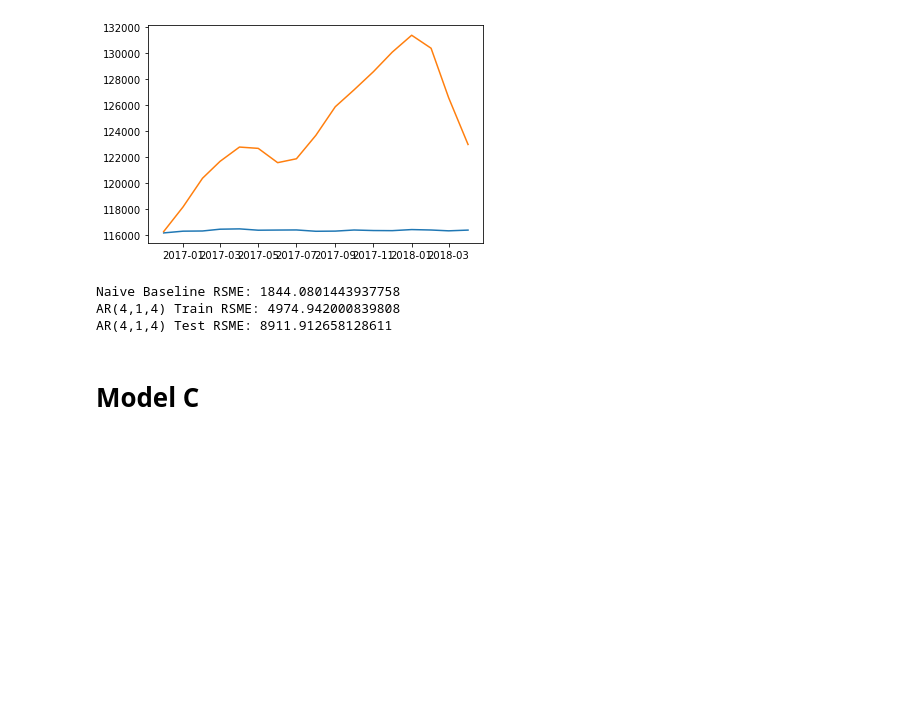
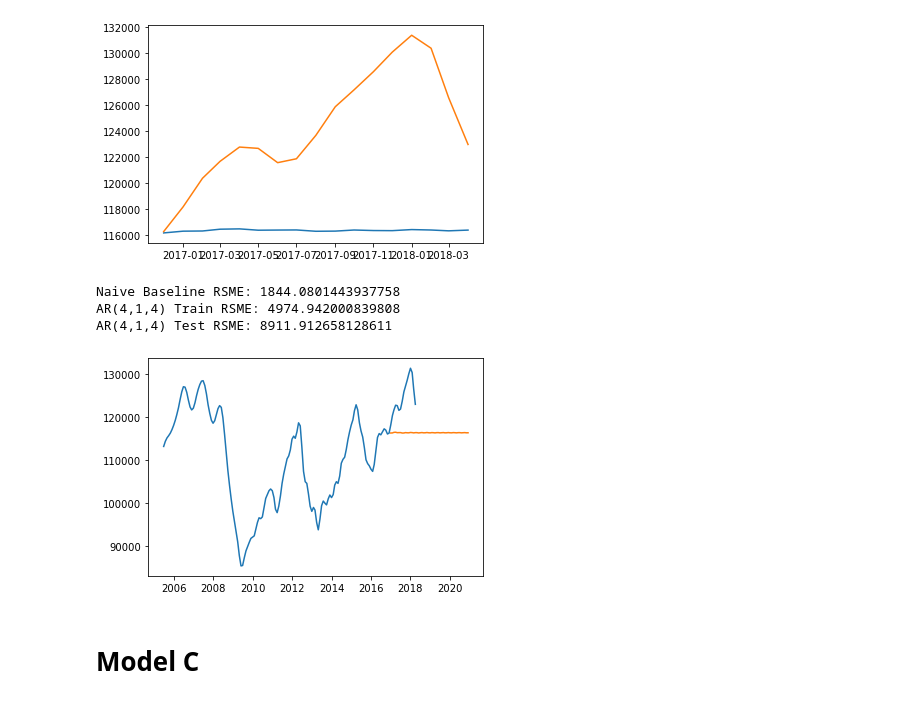
Before and after one commit to ejarocki/Flatiron_Phase4_Project, a Jupyter notebook: time-series/Final Notebook.ipynb, the cells around one changed output. Saved outputs shown, nothing was run; the diff lists cells and outputs as text; code cells hidden in the pictures; blank space fills up the shorter version.

```diff
--- a/time-series/Final Notebook.ipynb
+++ b/time-series/Final Notebook.ipynb
@@ -908,6 +908,14 @@ print(f'AR(4,1,4) Test RSME: {np.sqrt(mean_squared_error(test_b, y_hat_test_b))}
 Naive Baseline RSME: 1844.0801443937758
 AR(4,1,4) Train RSME: 4974.942000839808
 AR(4,1,4) Test RSME: 8911.912658128611
+# %%
+forecast_b = ma_b1.forecast(steps=48)
+
+fig, ax = plt.subplots()
+ax.plot(b_ts)
+ax.plot(forecast_b);
+# %% [output]
+[figure, added]
 # %% [markdown]
 # Model C
 # %%
```
Also changed, not shown: parts of 12 cells of this notebook.
